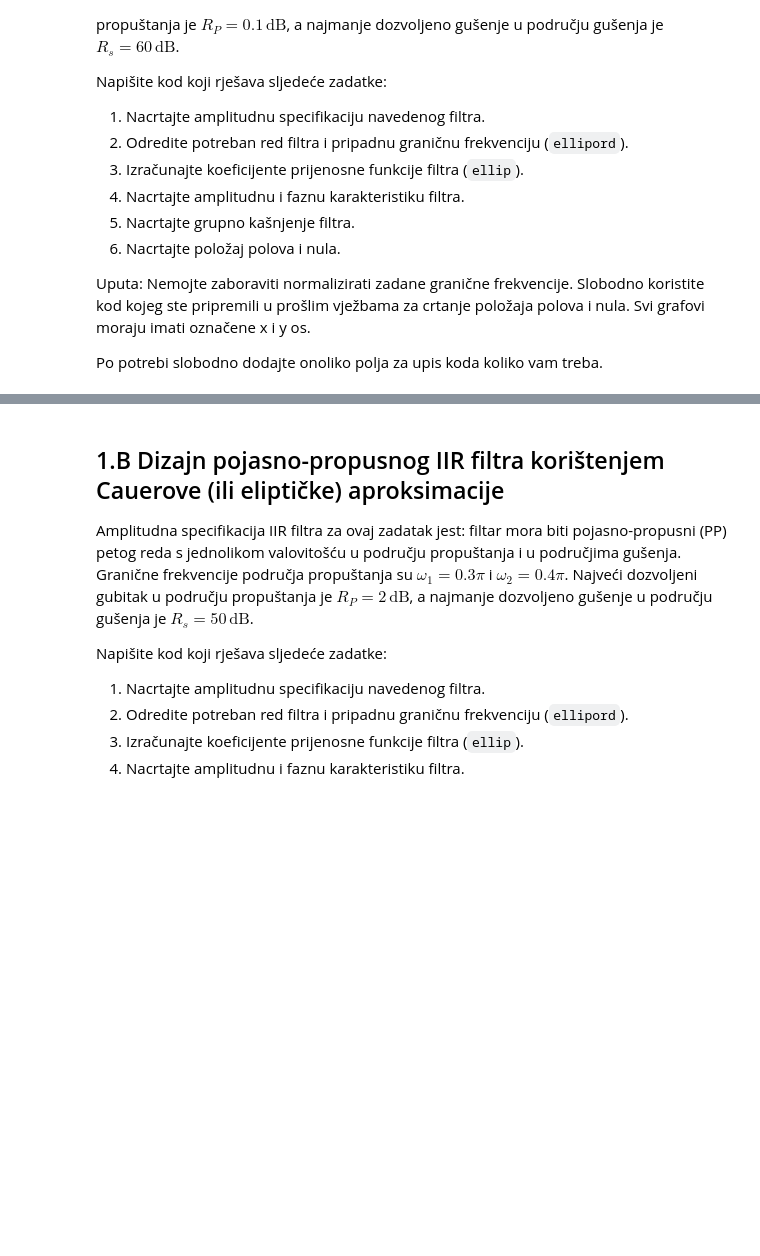
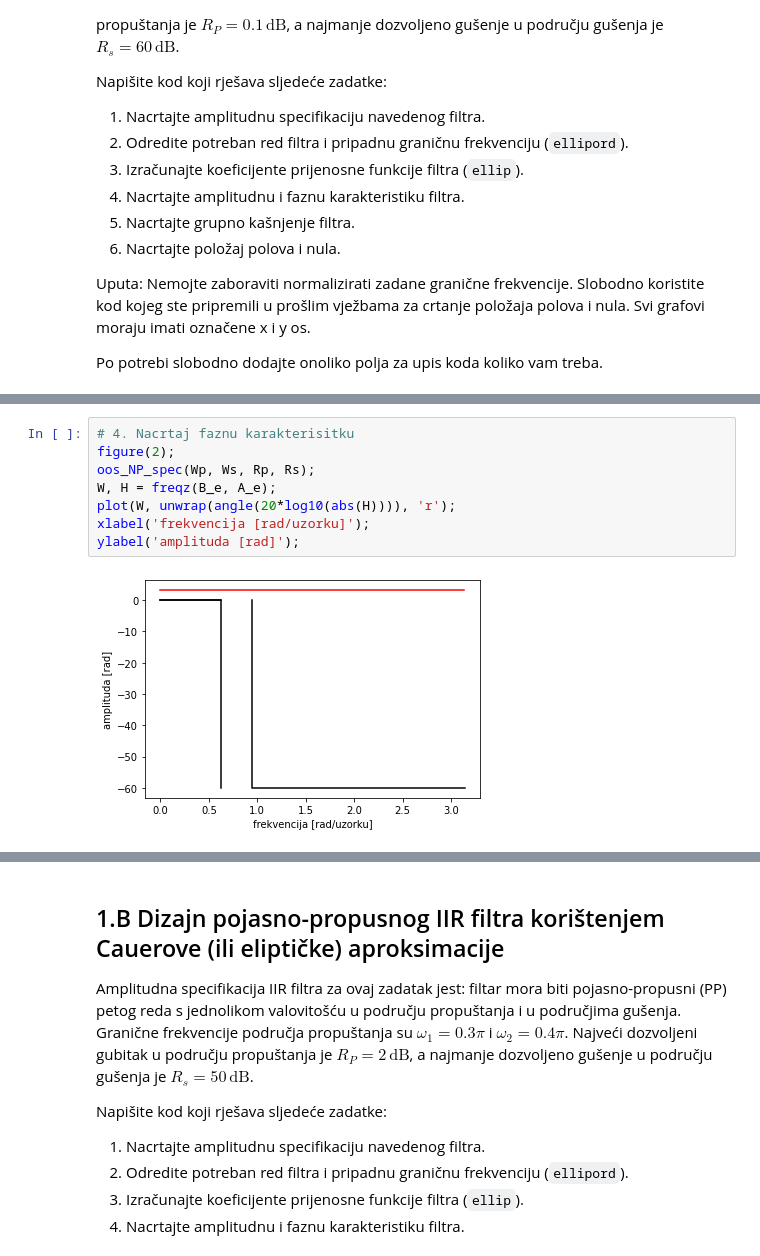
Before and after one commit to sskender/signal-processing, a Jupyter notebook: OOS_2021-2022_Vjezba_5_Dizajn_IIR_filtara.ipynb, the cells around one changed output, grey strips where cells are left out. Drawn from its saved outputs; the diff is of its cells as text; blank space fills up the shorter version.

```diff
--- a/OOS_2021-2022_Vjezba_5_Dizajn_IIR_filtara.ipynb
+++ b/OOS_2021-2022_Vjezba_5_Dizajn_IIR_filtara.ipynb
@@ -383,0 +425,10 @@ Po potrebi slobodno dodajte onoliko polja za upis koda koliko vam treba.
+# %%
+# 4. Nacrtaj faznu karakterisitku
+figure(2);
+oos_NP_spec(Wp, Ws, Rp, Rs);
+W, H = freqz(B_e, A_e);
+plot(W, unwrap(angle(20*log10(abs(H)))), 'r');
+xlabel('frekvencija [rad/uzorku]');
+ylabel('amplituda [rad]');
+# %% [output]
+[figure, added]
```
Also changed, not shown: parts of 8 cells of this notebook.
